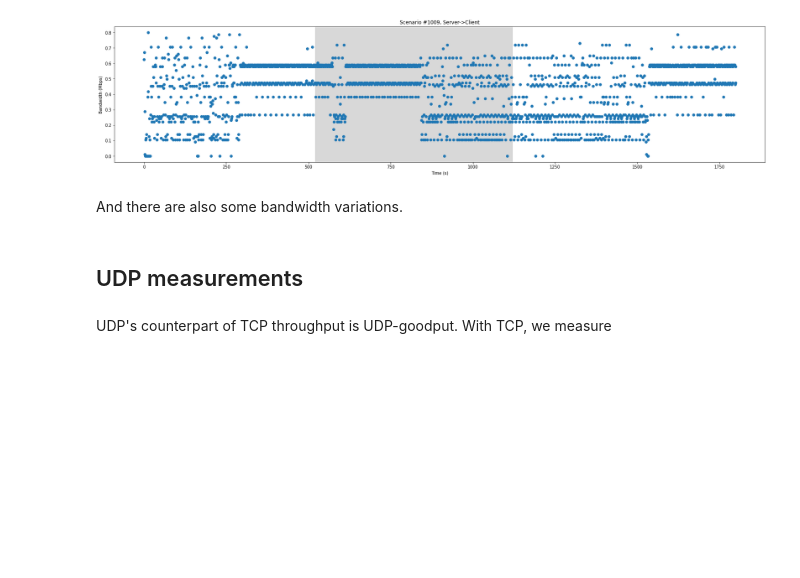
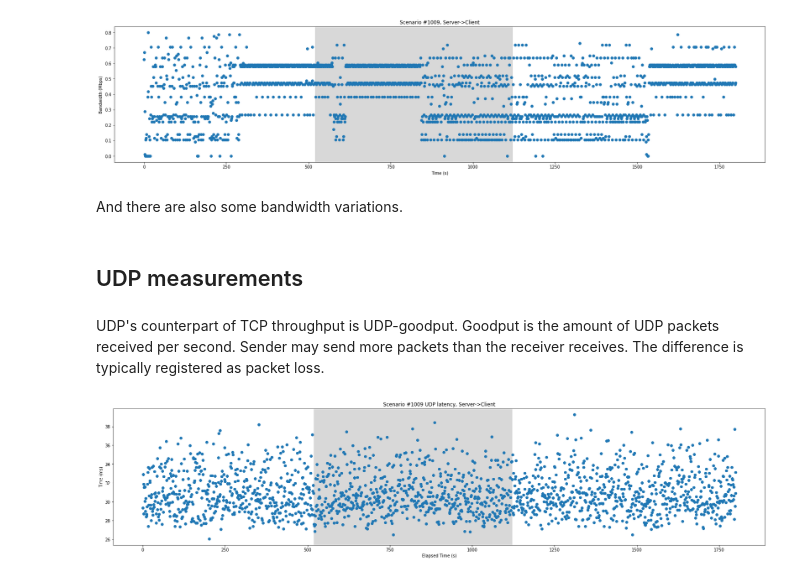
Before and after one commit to nislab/gensync, a Jupyter notebook: run/analysis.ipynb, the cells around one changed output. Cells and saved outputs as stored; diff of their text form; code cells hidden in the pictures; blank space fills up the shorter version.

Commit message:
Scenario 1009 UDP measurements analysis

```diff
--- a/run/analysis.ipynb
+++ b/run/analysis.ipynb
@@ -612,9 +615,12 @@ We observe that POWDER "close moderate" has much higher RTT variance than "close
 
 Now, plotted as time series.
 # %%
-def plot_rtt_time_series(df: pd.DataFrame, title: str) -> None:
+def plot_rtt_time_series(data: Union[pd.DataFrame, List[float]], title: str) -> None:
+    if isinstance(data, pd.DataFrame):
+        data = data['rtt']
+
     plt.figure(figsize=(28, 6))
-    plt.plot(df['rtt'], marker='o', linestyle='')
+    plt.plot(data, marker='o', linestyle='')
     plt.axvspan(520, 1120, color='grey', alpha=.3)  # roughly one scenario duration (first ~80s not measured)
     plt.xlabel('Elapsed Time (s)')
     plt.ylabel('Time (ms)')
@@ -1081,5 +1087,10 @@ plot_iperf_time_series(d_1009_stc, title='Scenario #1009, Server->Client')
 And there are also some bandwidth variations.
 # %% [markdown]
 ## UDP measurements
-# %% [markdown]
-UDP's counterpart of TCP throughput is UDP-goodput. With TCP, we measure
+# %% [markdown]
+UDP's counterpart of TCP throughput is UDP-goodput. Goodput is the amount of UDP packets received per second. Sender may send more packets than the receiver receives. The difference is typically registered as packet loss.
+# %%
+data = ca.parse_iperf_v2('plain_data/network/udp/benchmark_net_020511352_1009/iperf2_client.txt')
+plot_rtt_time_series(data, 'Scenario #1009 UDP latency, Server->Client')
+# %% [output]
+[figure, added]
```
Also changed, not shown: parts of 5 cells of this notebook, 15 other files.
